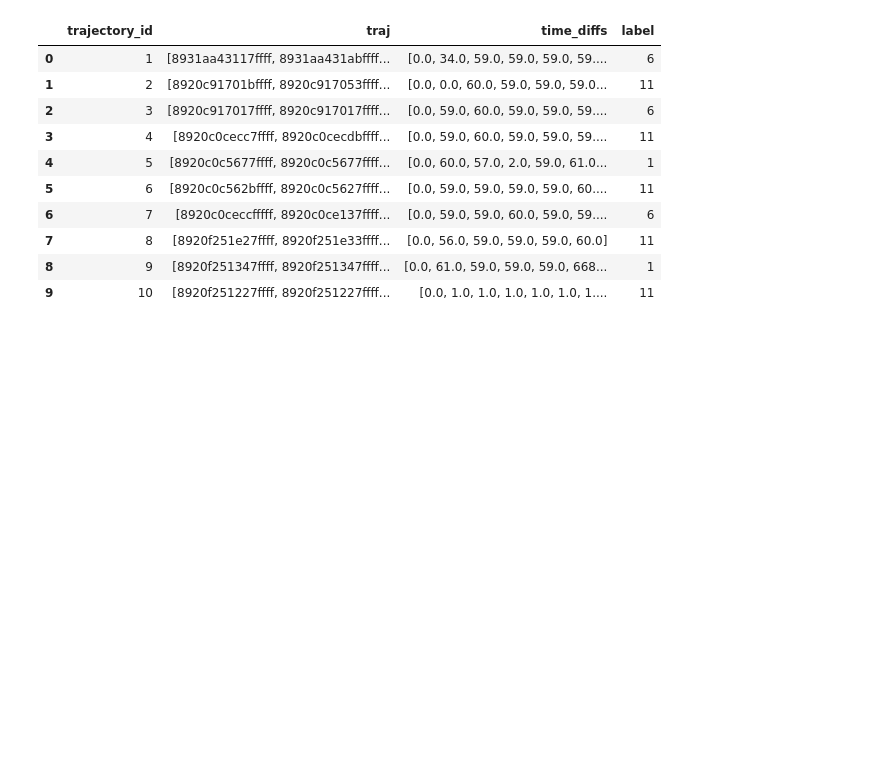
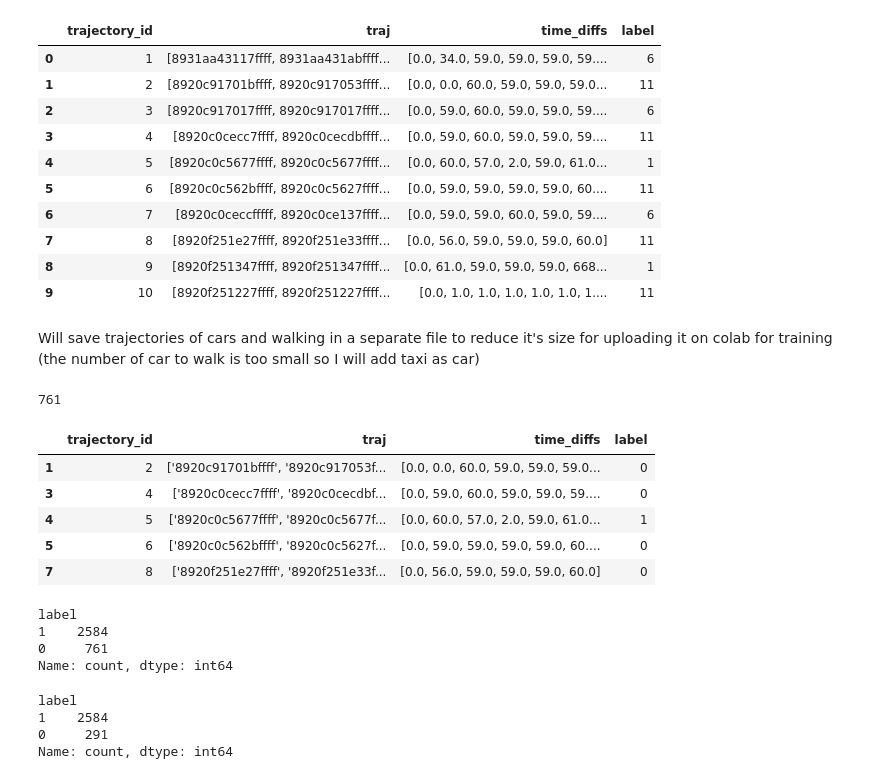
Before and after one commit to Y-Elsayed/Traj-LLMClassifier, a Jupyter notebook: data_processing.ipynb, the cells around one changed output. Drawn from its saved outputs; the diff is of its cells as text; code cells hidden in the pictures; blank space fills up the shorter version.

Commit message:
Final data processing

```diff
--- a/data_processing.ipynb
+++ b/data_processing.ipynb
@@ -262,3 +262,33 @@ tokenized_trajectories_df.head(10)
 processed_data_path = os.getenv('PROCESSED_DATA_PATH')
 traj_file_path = os.path.join(processed_data_path,"tokenized_trajectories.csv")
 tokenized_trajectories_df.to_csv(traj_file_path,index=False)
+# %% [markdown]
+Will save trajectories of cars and walking in a separate file to reduce it's size for uploading it on colab for training (the number of car to walk is too small so I will add taxi as car)
+# %%
+processed_data_path = os.getenv('PROCESSED_DATA_PATH')
+traj_file_path = os.path.join(processed_data_path,"tokenized_trajectories.csv")
+# %%
+car_taxi_walk_df = pd.read_csv(traj_file_path)
+car_taxi_walk_df = car_taxi_walk_df[car_taxi_walk_df["label"].isin([1, 4, 11])]
+# %%
+len(car_taxi_walk_df[car_taxi_walk_df["label"].isin([4,11])])
+# %% [output]
+761
+# %%
+car_taxi_walk_df["label"] = car_taxi_walk_df["label"].replace({4: 0, 11: 0})
+# %%
+car_taxi_walk_df.head()
+# %% [output]
+|  | trajectory_id | traj | time_diffs | label |
+| 1 | 2 | ['8920c91701bffff', '8920c917053f... | [0.0, 0.0, 60.0, 59.0, 59.0, 59.0... | 0 |
+| 3 | 4 | ['8920c0cecc7ffff', '8920c0cecdbf... | [0.0, 59.0, 60.0, 59.0, 59.0, 59.... | 0 |
+| 4 | 5 | ['8920c0c5677ffff', '8920c0c5677f... | [0.0, 60.0, 57.0, 2.0, 59.0, 61.0... | 1 |
+| 5 | 6 | ['8920c0c562bffff', '8920c0c5627f... | [0.0, 59.0, 59.0, 59.0, 59.0, 60.... | 0 |
+| 7 | 8 | ['8920f251e27ffff', '8920f251e33f... | [0.0, 56.0, 59.0, 59.0, 59.0, 60.0] | 0 |
+# %%
+car_taxi_walk_df["label"].value_counts()
+# %% [output]
+label
+1    2584
+0     761
+Name: count, dtype: int64
@@ -264,0 +301,7 @@ tokenized_trajectories_df.to_csv(traj_file_path,index=False)
+# %%
+car_walk_df["label"].value_counts()
+# %% [output]
+label
+1    2584
+0     291
+Name: count, dtype: int64
```
Also changed, not shown: parts of 5 cells of this notebook.
